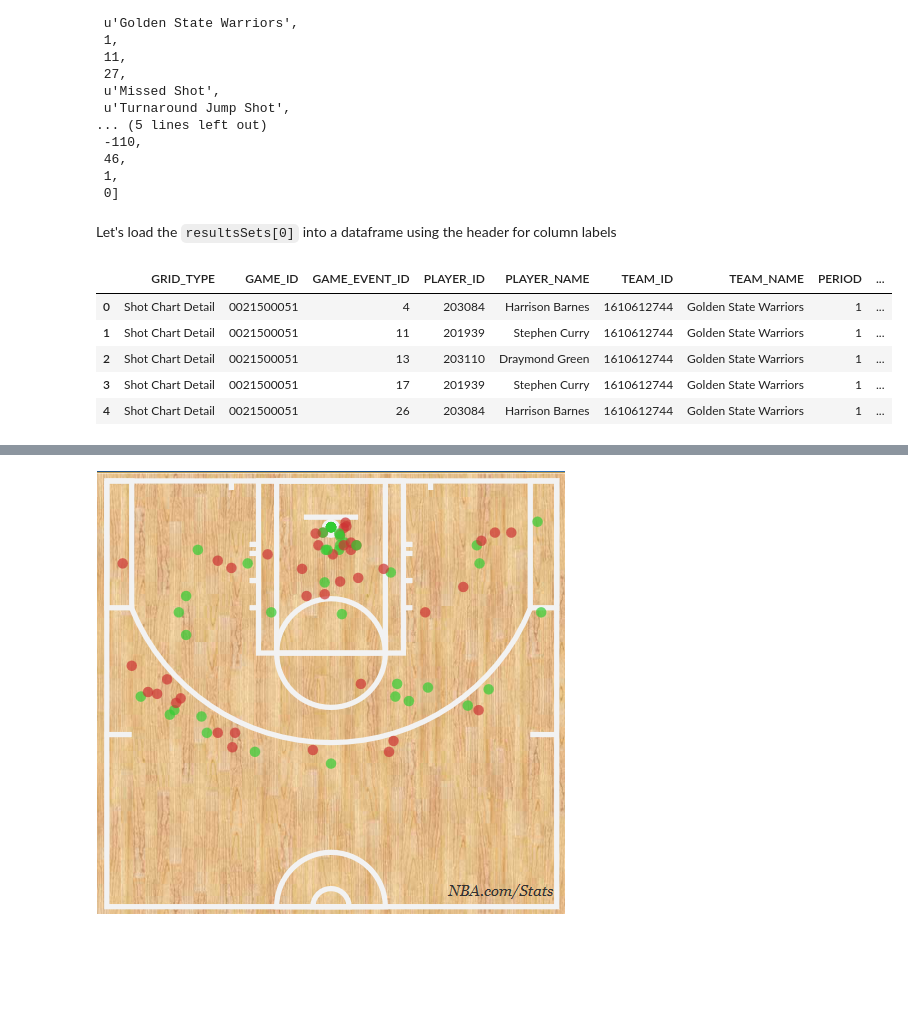
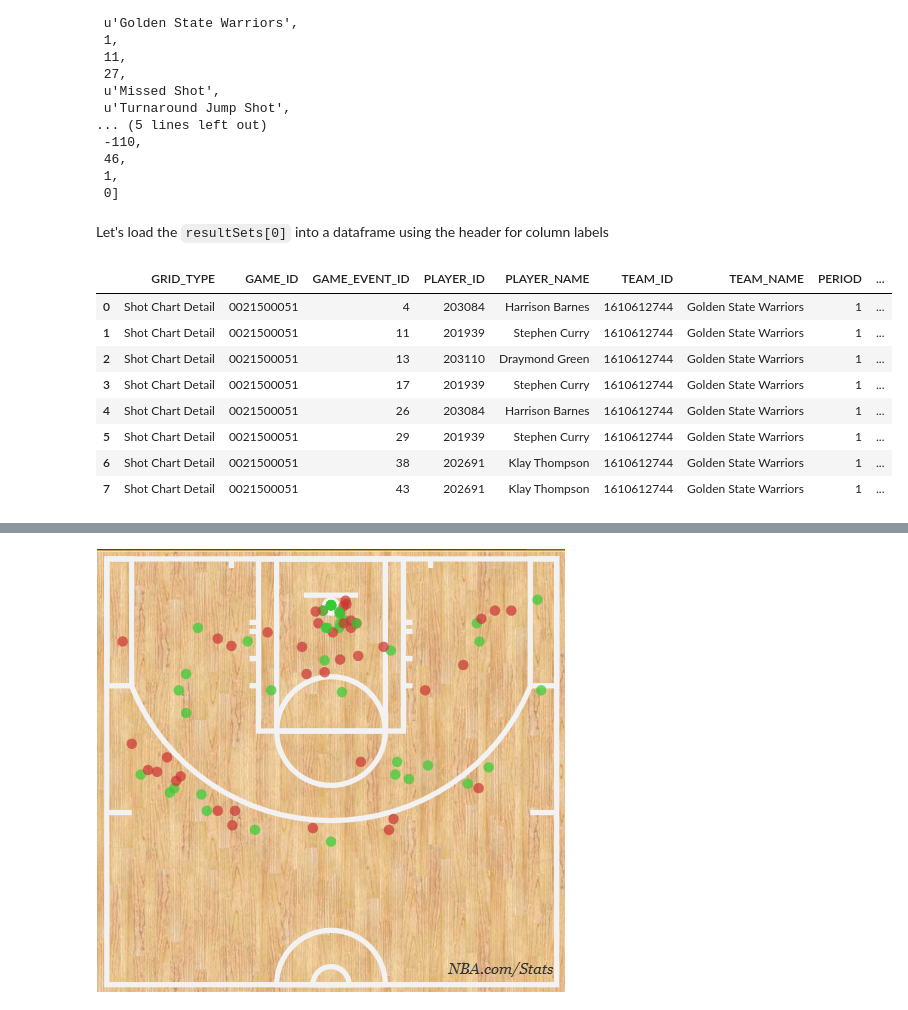
Before and after one commit to btq/nba_stats, a Jupyter notebook: NBA_shot_charts.ipynb, the cells around one changed output, grey strips where cells are left out. Drawn from its saved outputs; the diff is of its cells as text; code cells hidden in the pictures; blank space fills up the shorter version.

```diff
--- a/NBA_shot_charts.ipynb
+++ b/NBA_shot_charts.ipynb
@@ -27,6 +35,6 @@ response.json().keys()
 # %%
 resource = response.json()["resource"]
-resultsSets = response.json()["resultSets"]
+resultSets = response.json()["resultSets"]
 parameters = response.json()["parameters"]
 print resource
 parameters
@@ -110,14 +122,17 @@ resultsSets[0]['rowSet'][0]
  1,
  0]
 # %% [markdown]
-Let's load the `resultsSets[0]` into a dataframe using the header for column labels
+Let's load the `resultSets[0]` into a dataframe using the header for column labels
 # %%
-sc_df = pd.DataFrame(resultsSets[0]['rowSet'],columns=resultsSets[0]['headers'])
-sc_df.head(5)
+sc_df = pd.DataFrame(resultSets[0]['rowSet'],columns=resultSets[0]['headers'])
+sc_df.head(8)
 # %% [output]
 |  | GRID_TYPE | GAME_ID | GAME_EVENT_ID | PLAYER_ID | PLAYER_NAME | TEAM_ID | TEAM_NAME | PERIOD | ... |
 | 0 | Shot Chart Detail | 0021500051 | 4 | 203084 | Harrison Barnes | 1610612744 | Golden State Warriors | 1 | ... |
 | 1 | Shot Chart Detail | 0021500051 | 11 | 201939 | Stephen Curry | 1610612744 | Golden State Warriors | 1 | ... |
 | 2 | Shot Chart Detail | 0021500051 | 13 | 203110 | Draymond Green | 1610612744 | Golden State Warriors | 1 | ... |
 | 3 | Shot Chart Detail | 0021500051 | 17 | 201939 | Stephen Curry | 1610612744 | Golden State Warriors | 1 | ... |
 | 4 | Shot Chart Detail | 0021500051 | 26 | 203084 | Harrison Barnes | 1610612744 | Golden State Warriors | 1 | ... |
+| 5 | Shot Chart Detail | 0021500051 | 29 | 201939 | Stephen Curry | 1610612744 | Golden State Warriors | 1 | ... |
+| 6 | Shot Chart Detail | 0021500051 | 38 | 202691 | Klay Thompson | 1610612744 | Golden State Warriors | 1 | ... |
+| 7 | Shot Chart Detail | 0021500051 | 43 | 202691 | Klay Thompson | 1610612744 | Golden State Warriors | 1 | ... |
```
Also changed, not shown: parts of 67 cells of this notebook.
